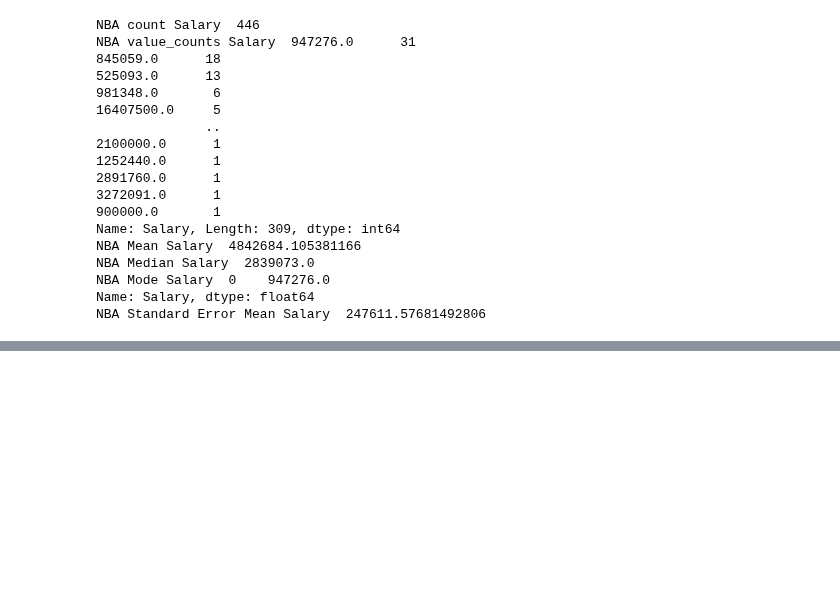
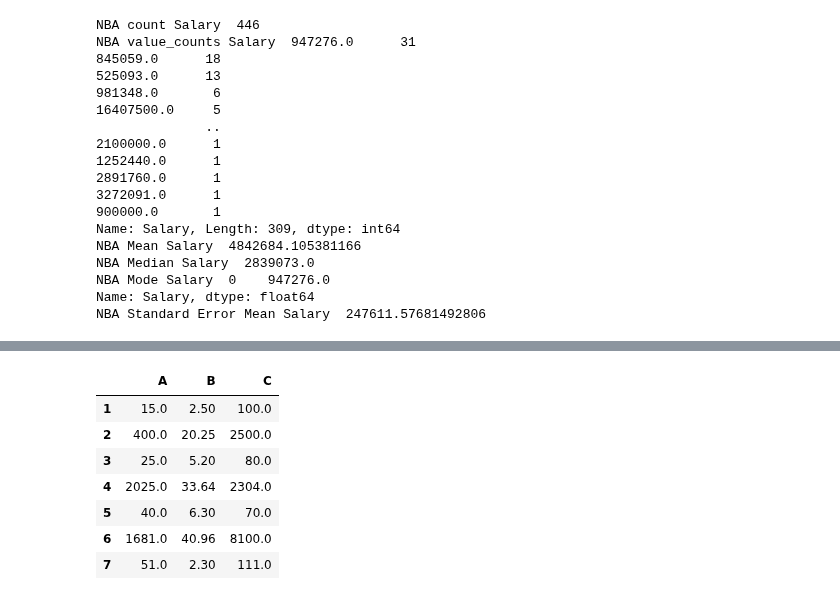
Before and after one commit to kjeyaram-orcl/DataScience, a Jupyter notebook: Pandas.ipynb, the cells around one changed output, grey strips where cells are left out. Cells and saved outputs as stored; diff of their text form; code cells hidden in the pictures; blank space fills up the shorter version.

```diff
--- a/Pandas.ipynb
+++ b/Pandas.ipynb
@@ -980,0 +1032,29 @@ NBA Standard Error Mean Salary  247611.57681492806
+# %%
+import pandas as pd
+import numpy as np
+
+data = [[15, 2.5, 100],
+        [20, 4.5, 50],
+        [25, 5.2, 80],
+        [45, 5.8, 48],
+        [40, 6.3, 70],
+        [41, 6.4, 90],
+        [51, 2.3, 111]
+      ]
+
+df = pd.DataFrame(data, columns=['A', 'B', 'C'], index=[1,2,3,4,5,6,7])
+
+#df = df.apply(lambda x : np.square(x) if x.name==4 else x , axis=1) # Dataframe.apply() on a Single Row
+
+df = df.apply(lambda x : np.square(x) if x.name in [2,4,6] else x , axis=1) # Dataframe.apply() on multiple Rows
+
+df
+# %% [output]
+|  | A | B | C |
+| 1 | 15.0 | 2.50 | 100.0 |
+| 2 | 400.0 | 20.25 | 2500.0 |
+| 3 | 25.0 | 5.20 | 80.0 |
+| 4 | 2025.0 | 33.64 | 2304.0 |
+| 5 | 40.0 | 6.30 | 70.0 |
+| 6 | 1681.0 | 40.96 | 8100.0 |
+| 7 | 51.0 | 2.30 | 111.0 |
```
Also changed, not shown: parts of 3 cells of this notebook.
